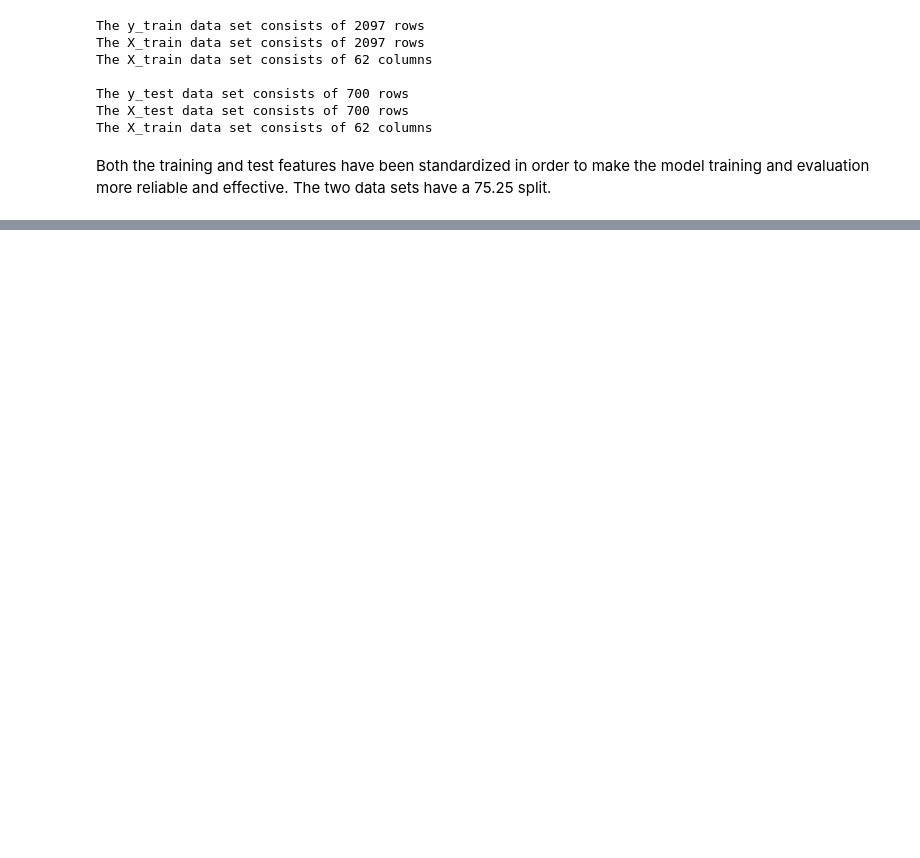
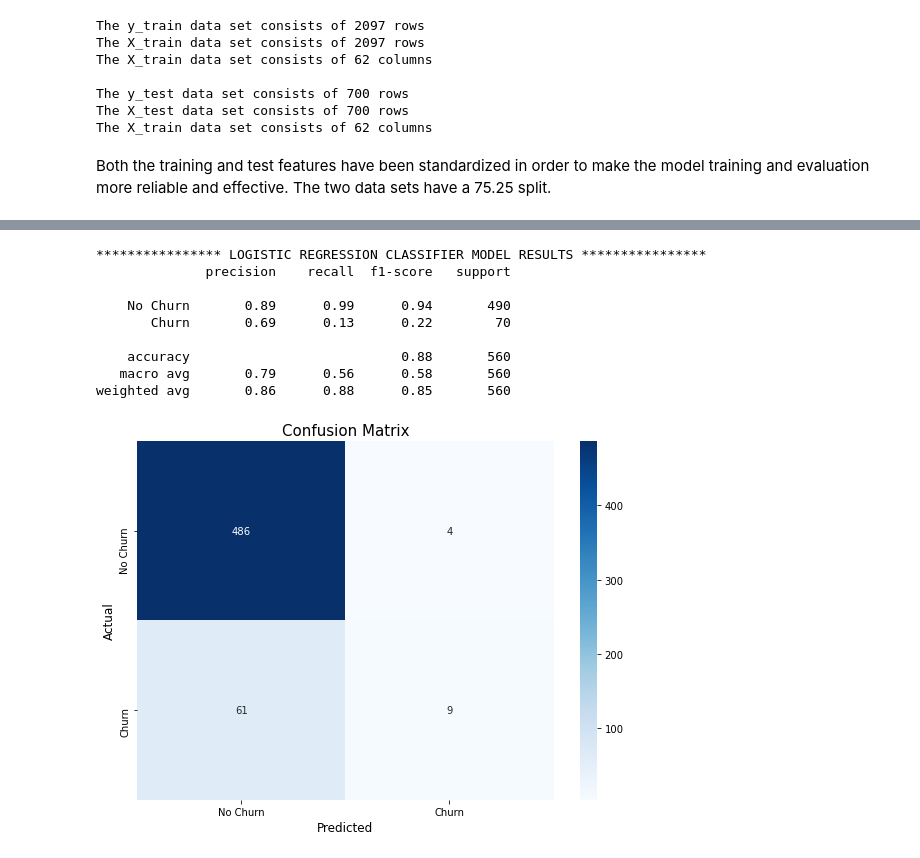
Before and after one commit to SpencerLugalia/Phase-3-Project, a Jupyter notebook: index.ipynb, the cells around one changed output, grey strips where cells are left out. Saved outputs shown, nothing was run; the diff lists cells and outputs as text; code cells hidden in the pictures; blank space fills up the shorter version.

```diff
--- a/index.ipynb
+++ b/index.ipynb
@@ -624,0 +489,30 @@ Decision tree, Logistic regression
+# %%
+
+# Print classification metrics
+print("**************** LOGISTIC REGRESSION CLASSIFIER MODEL RESULTS ****************")
+print(classification_report(y_test, y_pred, target_names=['No Churn', 'Churn']))
+
+# Confusion Matrix
+cm = confusion_matrix(y_test, y_pred)
+
+# Plot Confusion Matrix
+plt.figure(figsize=(8, 6))  # Adjust the figure size for better clarity
+sns.heatmap(cm, annot=True, fmt='d', cmap='Blues', xticklabels=['No Churn', 'Churn'], yticklabels=['No Churn', 'Churn'])
+plt.xlabel('Predicted', fontsize=12)
+plt.ylabel('Actual', fontsize=12)
+plt.title('Confusion Matrix', fontsize=15)
+plt.xticks(fontsize=10)
+plt.yticks(fontsize=10)
+plt.tight_layout()
+plt.show()
+# %% [output]
+**************** LOGISTIC REGRESSION CLASSIFIER MODEL RESULTS ****************
+              precision    recall  f1-score   support
+
+    No Churn       0.89      0.99      0.94       490
+       Churn       0.69      0.13      0.22        70
+
+    accuracy                           0.88       560
+   macro avg       0.79      0.56      0.58       560
+weighted avg       0.86      0.88      0.85       560
+[figure, added]
```
Also changed, not shown: parts of 29 cells of this notebook.
